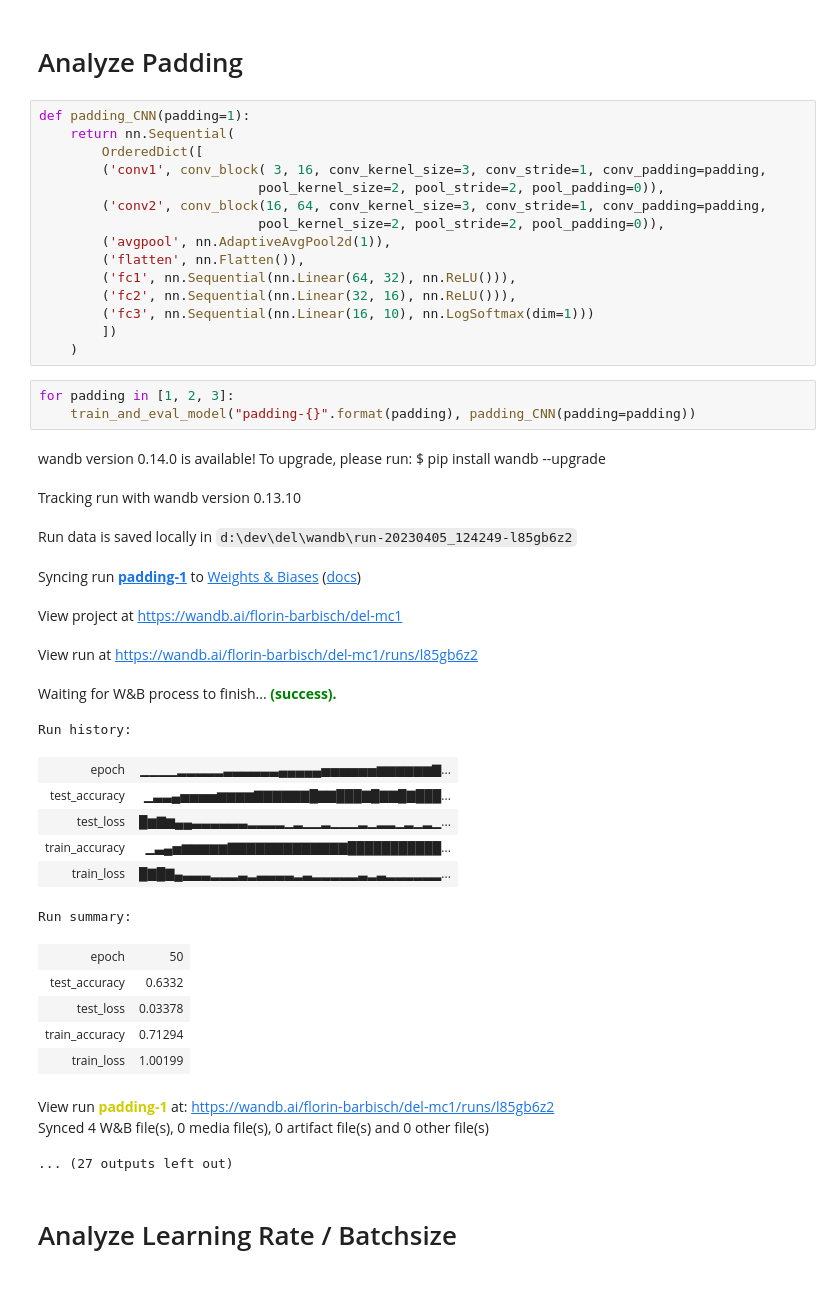
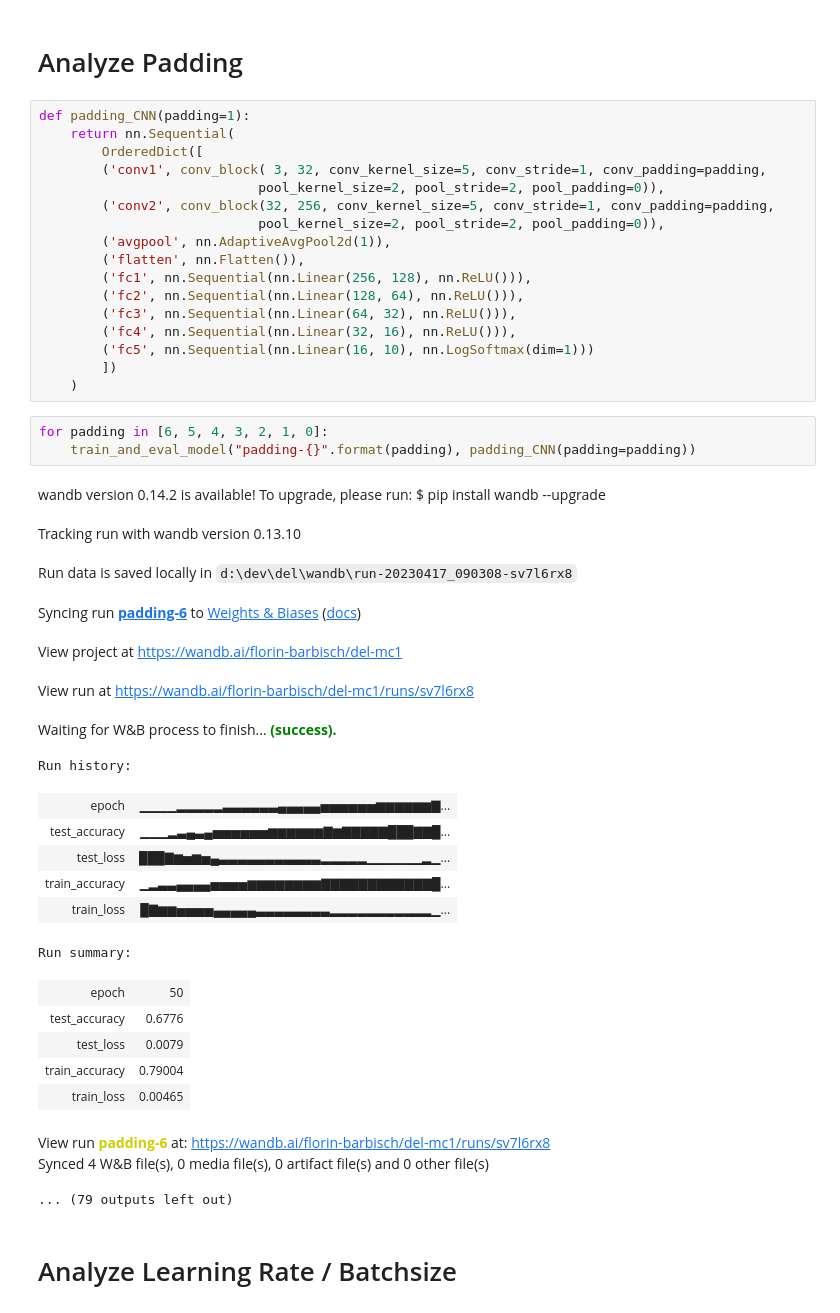
Before and after one commit to florinbarbisch/del, a Jupyter notebook: mc1.ipynb, the cells around one changed output. Saved outputs shown, nothing was run; the diff lists cells and outputs as text.

```diff
--- a/mc1.ipynb
+++ b/mc1.ipynb
@@ -556,43 +557,45 @@ Synced 4 W&B file(s), 0 media file(s), 0 artifact file(s) and 0 other file(s)
 def padding_CNN(padding=1):
     return nn.Sequential(
         OrderedDict([
-        ('conv1', conv_block( 3, 16, conv_kernel_size=3, conv_stride=1, conv_padding=padding,
+        ('conv1', conv_block( 3, 32, conv_kernel_size=5, conv_stride=1, conv_padding=padding,
                             pool_kernel_size=2, pool_stride=2, pool_padding=0)),
-        ('conv2', conv_block(16, 64, conv_kernel_size=3, conv_stride=1, conv_padding=padding,
+        ('conv2', conv_block(32, 256, conv_kernel_size=5, conv_stride=1, conv_padding=padding,
                             pool_kernel_size=2, pool_stride=2, pool_padding=0)),
         ('avgpool', nn.AdaptiveAvgPool2d(1)),
         ('flatten', nn.Flatten()),
-        ('fc1', nn.Sequential(nn.Linear(64, 32), nn.ReLU())),
-        ('fc2', nn.Sequential(nn.Linear(32, 16), nn.ReLU())),
-        ('fc3', nn.Sequential(nn.Linear(16, 10), nn.LogSoftmax(dim=1)))
+        ('fc1', nn.Sequential(nn.Linear(256, 128), nn.ReLU())),
+        ('fc2', nn.Sequential(nn.Linear(128, 64), nn.ReLU())),
+        ('fc3', nn.Sequential(nn.Linear(64, 32), nn.ReLU())),
+        ('fc4', nn.Sequential(nn.Linear(32, 16), nn.ReLU())),
+        ('fc5', nn.Sequential(nn.Linear(16, 10), nn.LogSoftmax(dim=1)))
         ])
     )
 # %%
-for padding in [1, 2, 3]:
+for padding in [6, 5, 4, 3, 2, 1, 0]:
     train_and_eval_model("padding-{}".format(padding), padding_CNN(padding=padding))
 # %% [output]
-wandb version 0.14.0 is available! To upgrade, please run: $ pip install wandb --upgrade
+wandb version 0.14.2 is available! To upgrade, please run: $ pip install wandb --upgrade
 Tracking run with wandb version 0.13.10
-Run data is saved locally in d:\dev\del\wandb\run-20230405_124249-l85gb6z2
+Run data is saved locally in d:\dev\del\wandb\run-20230417_090308-sv7l6rx8
-Syncing run padding-1 to Weights & Biases (docs)
+Syncing run padding-6 to Weights & Biases (docs)
 View project at https://wandb.ai/florin-barbisch/del-mc1
-View run at https://wandb.ai/florin-barbisch/del-mc1/runs/l85gb6z2
+View run at https://wandb.ai/florin-barbisch/del-mc1/runs/sv7l6rx8
 Waiting for W&B process to finish... (success).
 Run history:
 | epoch | ▁▁▁▁▂▂▂▂▂▃▃▃▃▃▃▄▄▄▄▄▅▅▅▅▅▅▆▆▆▆▆▆▇... |
-| test_accuracy | ▁▃▃▄▅▅▅▅▆▆▆▆▇▇▇▇▇▇█▇▇███▇█▇▇█▇███... |
-| test_loss | █▆▇▆▄▄▃▃▃▃▃▃▂▂▂▂▁▂▁▁▂▁▁▁▂▁▂▂▁▂▁▂▁... |
-| train_accuracy | ▁▃▄▅▆▆▆▆▆▇▇▇▇▇▇▇▇▇▇▇▇▇███████████... |
-| train_loss | █▇█▇▄▃▃▃▂▂▂▃▂▃▃▃▃▂▃▂▂▂▂▂▃▂▃▂▂▂▂▂▂... |
+| test_accuracy | ▁▁▁▂▃▄▃▄▅▅▅▅▅▅▆▆▆▆▆▆▇▆▇▇▇▇▇███▇▇█... |
+| test_loss | ███▇▆▅▆▅▄▃▃▃▃▃▃▃▃▃▃▃▂▂▂▂▂▁▁▁▁▁▁▂▁... |
+| train_accuracy | ▁▂▃▃▄▄▄▄▅▅▅▅▆▆▆▆▆▆▆▆▇▇▇▇▇▇▇▇▇▇▇▇█... |
+| train_loss | █▇▆▆▅▅▅▅▄▄▄▄▄▃▃▃▃▃▃▃▃▂▂▂▂▂▂▂▂▂▂▂▁... |
 Run summary:
 | epoch | 50 |
-| test_accuracy | 0.6332 |
-| test_loss | 0.03378 |
-| train_accuracy | 0.71294 |
-| train_loss | 1.00199 |
+| test_accuracy | 0.6776 |
+| test_loss | 0.0079 |
+| train_accuracy | 0.79004 |
+| train_loss | 0.00465 |
-View run padding-1 at: https://wandb.ai/florin-barbisch/del-mc1/runs/l85gb6z2
+View run padding-6 at: https://wandb.ai/florin-barbisch/del-mc1/runs/sv7l6rx8
 Synced 4 W&B file(s), 0 media file(s), 0 artifact file(s) and 0 other file(s)
-... (27 outputs left out)
+... (79 outputs left out)
 # %% [markdown]
 # Analyze Learning Rate / Batchsize
 # %%
```
Also changed, not shown: parts of 11 cells of this notebook.
